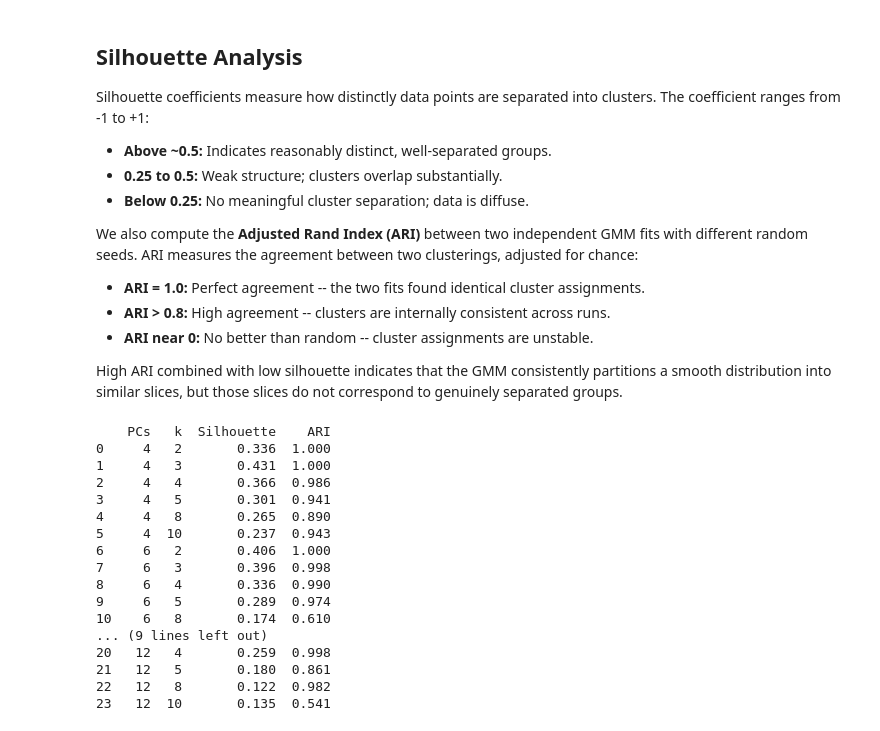
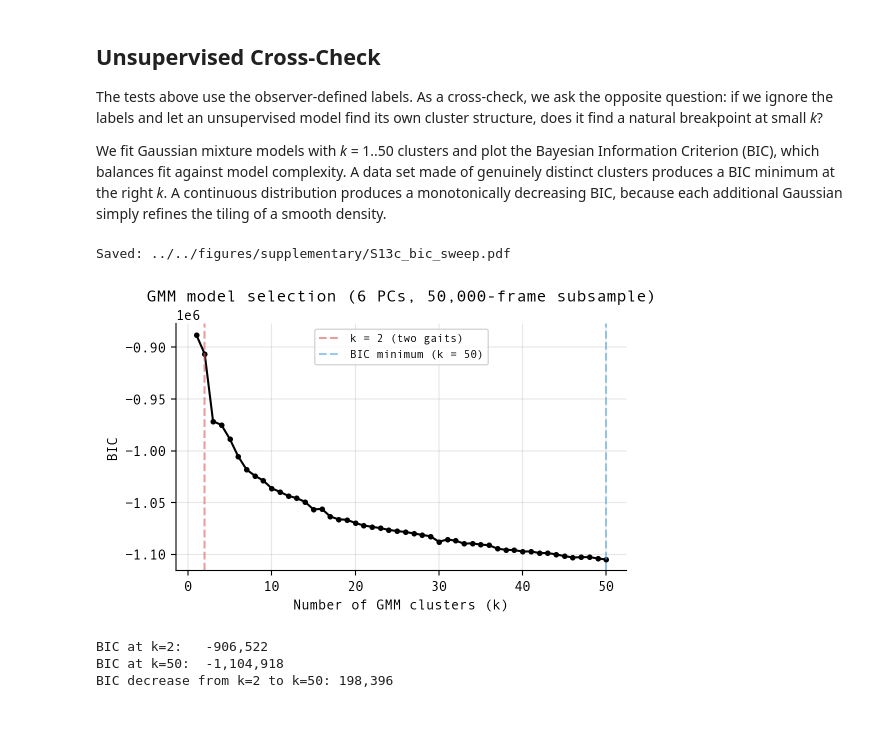
Before and after one commit to LydiaFrance/kinematic-morphospace, a Jupyter notebook: examples/hawks/12_FlightBehaviourContinuum.ipynb, the cells around one changed output. Cells and saved outputs as stored; diff of their text form; code cells hidden in the pictures.

```diff
--- a/examples/hawks/12_FlightBehaviourContinuum.ipynb
+++ b/examples/hawks/12_FlightBehaviourContinuum.ipynb
@@ -176,56 +316,44 @@ Projection of the score space onto the first two principal components, coloured
 # %% [markdown]
-## Silhouette Analysis
+<a id="unsupervised"></a>
+## Unsupervised Cross-Check
 
-Silhouette coefficients measure how distinctly data points are separated into clusters. The coefficient ranges from -1 to +1:
-- **Above ~0.5:** Indicates reasonably distinct, well-separated groups.
-- **0.25 to 0.5:** Weak structure; clusters overlap substantially.
-- **Below 0.25:** No meaningful cluster separation; data is diffuse.
+The tests above use the observer-defined labels. As a cross-check, we ask the opposite question: if we ignore the labels and let an unsupervised model find its own cluster structure, does it find a natural breakpoint at small *k*?
 
-We also compute the **Adjusted Rand Index (ARI)** between two independent GMM fits with different random seeds. ARI measures the agreement between two clusterings, adjusted for chance:
-- **ARI = 1.0:** Perfect agreement -- the two fits found identical cluster assignments.
-- **ARI > 0.8:** High agreement -- clusters are internally consistent across runs.
-- **ARI near 0:** No better than random -- cluster assignments are unstable.
-
-High ARI combined with low silhouette indicates that the GMM consistently partitions a smooth distribution into similar slices, but those slices do not correspond to genuinely separated groups.
+We fit Gaussian mixture models with *k* = 1..50 clusters and plot the Bayesian Information Criterion (BIC), which balances fit against model complexity. A data set made of genuinely distinct clusters produces a BIC minimum at the right *k*. A continuous distribution produces a monotonically decreasing BIC, because each additional Gaussian simply refines the tiling of a smooth density.
 # %%
-n_dims_list = [4, 6, 9, 12]
-k_values = [2, 3, 4, 5, 8, 10]
+# --- BIC sweep on a subsample (k = 1..50) ---
+rng3 = ensure_rng(CONFIG["rng_seed"])
+sweep_idx = rng3.choice(scores.shape[0], size=min(CONFIG["gmm_subsample"], scores.shape[0]), replace=False)
+X_sweep = scores[sweep_idx, :CONFIG["n_components"]]
 
-rows = []
-for n_dims in n_dims_list:
-    scores_subset = scores[:, :n_dims]
-    for k in k_values:
-        gmm1 = GaussianMixture(n_components=k, random_state=42, max_iter=200)
-        labels1 = gmm1.fit_predict(scores_subset)
+bic_curve = []
+k_values = range(1, CONFIG["bic_k_max"] + 1)
+for k in k_values:
+    gmm = GaussianMixture(
+        n_components=k, covariance_type="diag",
+        n_init=3, max_iter=300, random_state=CONFIG["rng_seed"], tol=1e-3,
+    )
+    gmm.fit(X_sweep)
+    bic_curve.append(gmm.bic(X_sweep))
 
-        gmm2 = GaussianMixture(n_components=k, random_state=123, max_iter=200)
-        labels2 = gmm2.fit_predict(scores_subset)
+bic_curve = np.array(bic_curve)
+best_k = int(np.argmin(bic_curve)) + 1
 
-        sil = silhouette_score(scores_subset, labels1, sample_size=5000, random_state=42)
-        ari = adjusted_rand_score(labels1, labels2)
+fig = plot_bic_sweep(
+    k_values, bic_curve,
+    best_k=best_k,
+    n_components=CONFIG["n_components"],
+    n_samples=X_sweep.shape[0],
+    colours=CONFIG["colours"],
+)
+save_figure(fig, CONFIG["fig_dir"] / "S13c_bic_sweep.pdf")
+plt.show()
 
-        rows.append({"PCs": n_dims, "k": k, "Silhouette": round(sil, 3), "ARI": round(ari, 3)})
-
-sil_df = pd.DataFrame(rows)
-sil_df.style.format({"Silhouette": "{:.3f}", "ARI": "{:.3f}"}).hide(axis="index")
-print(sil_df)
-import gc; del scores_subset, labels1, labels2, gmm1, gmm2; gc.collect();
+print_bic_summary(bic_curve, best_k)
 # %% [output]
-    PCs   k  Silhouette    ARI
-0     4   2       0.336  1.000
-1     4   3       0.431  1.000
-2     4   4       0.366  0.986
-3     4   5       0.301  0.941
-4     4   8       0.265  0.890
-5     4  10       0.237  0.943
-6     6   2       0.406  1.000
-7     6   3       0.396  0.998
-8     6   4       0.336  0.990
-9     6   5       0.289  0.974
-10    6   8       0.174  0.610
-... (9 lines left out)
-20   12   4       0.259  0.998
-21   12   5       0.180  0.861
-22   12   8       0.122  0.982
-23   12  10       0.135  0.541
+Saved: ../../figures/supplementary/S13c_bic_sweep.pdf
+[figure, added]
+BIC at k=2:   -906,522
+BIC at k=50:  -1,104,918
+BIC decrease from k=2 to k=50: 198,396
 # %% [markdown]
```
Also changed, not shown: parts of 26 cells of this notebook.
